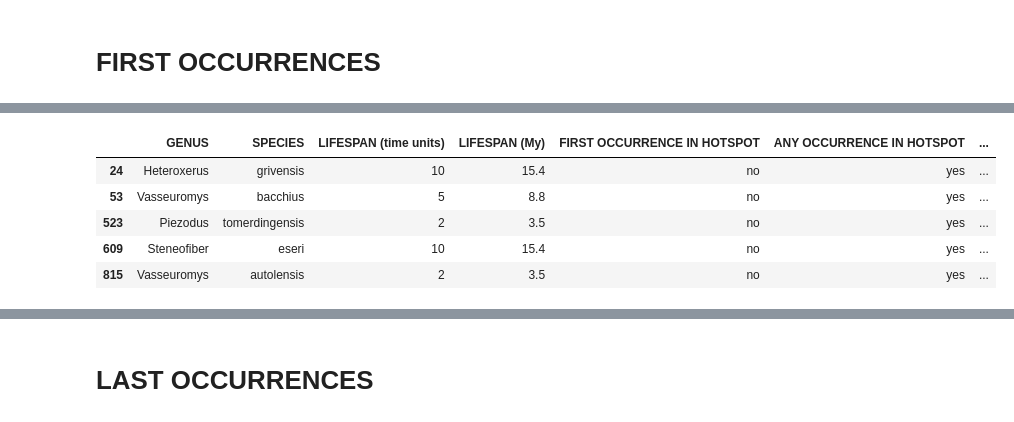
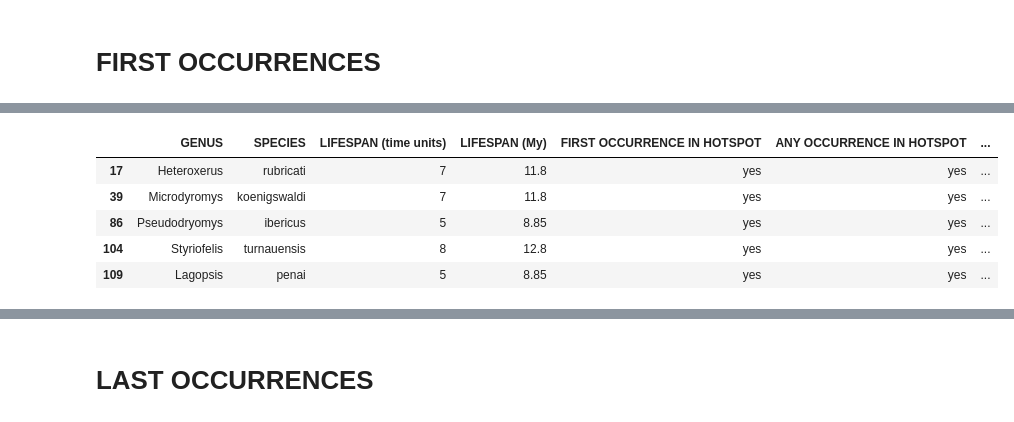
Before and after one commit to jaksticks/NOW_codes, a Jupyter notebook: radius500/notebooks/9b. species_geodesic_areas.ipynb, the cells around one changed output, grey strips where cells are left out. Drawn from its saved outputs; the diff is of its cells as text; code cells hidden in the pictures.

```diff
--- a/radius500/notebooks/9b. species_geodesic_areas.ipynb
+++ b/radius500/notebooks/9b. species_geodesic_areas.ipynb
@@ -37,0 +34,19 @@ len(allowed_species)
+# %%
+# only including species that were "born" in or after MN2 and "died" in or before MQ18 within the study area
+allowed_species_1 = []
+for timeUnit in timeUnits[2:-2]:
+    all_species = speciesFirstOccurrence.loc[speciesFirstOccurrence[timeUnit]==1].index
+    for species in all_species:
+        occurrences = df[(df['ID']==species) & (df['TIMEUNIT']==timeUnit)]
+        if ( occurrences.loc[(occurrences['LAT']>35) & (occurrences['LONG']>-25) \
+                           & (occurrences['LONG']<40)].shape[0] ) > 0:
+            allowed_species_1.append(species)
+
+allowed_species_2 = []
+for timeUnit in timeUnits[2:-2]:
+    all_species = speciesLastOccurrence.loc[speciesLastOccurrence[timeUnit]==1].index
+    for species in all_species:
+        occurrences = df[(df['ID']==species) & (df['TIMEUNIT']==timeUnit)]
+        if ( occurrences.loc[(occurrences['LAT']>35) & (occurrences['LONG']>-25) \
+                           & (occurrences['LONG']<40)].shape[0] ) > 0:
+            allowed_species_2.append(species)
@@ -37,0 +63,4 @@ len(allowed_species)
+# %%
+allowed_species = [x for x in allowed_species_1 if x in allowed_species_2]
+print(len(allowed_species))
+print(sorted(allowed_species)[0:10])
@@ -38,6 +89,6 @@ len(allowed_species)
 # %%
 speciesLifespan = pd.DataFrame(index=allowed_species,columns=['GENUS','SPECIES','LIFESPAN (time units)','LIFESPAN (My)'])
-speciesRange = pd.DataFrame(index=allowed_species,columns=timeUnits[1:19])
+speciesRange = pd.DataFrame(index=allowed_species,columns=timeUnits[2:18])
 
 # count expections
 count_1 = 0
@@ -45,7 +96,7 @@ count_2 = 0
 count_3 = 0
 count_other = 0
 
-tic = time.clock()
+tic = time.process_time()
 for species in speciesLifespan.index:
     timeUnitFirst = timeUnits.index(speciesFirstOccurrence.loc[species].idxmax())
     timeUnitLast = timeUnits.index(speciesLastOccurrence.loc[species].idxmax())
@@ -81,7 +132,7 @@ for species in speciesLifespan.index:
                     count_other += 1
 
 
-toc = time.clock()
+toc = time.process_time()
 print('Time elapsed: ' + str((toc-tic)/60) + ' minutes.')
 print()
 
@@ -182,6 +252,7 @@ display(occurrences)
 # %%
 # ADD INFO FOR EACH SPECIES ON THEIR OCCURRENCES IN HOTSPOTS
-for timeUnit in timeUnits[1:-1]:
+#for timeUnit in timeUnits[1:-1]:
+for timeUnit in timeUnits[2:-2]:
     # determine hotspots and hot spot species
     hotspots = localityFeatures[(localityFeatures['TIMEUNIT']==timeUnit) & \
                                 (localityFeatures['SIGNIFICANCE FIRST']<0.05)]
@@ -199,38 +270,38 @@ for timeUnit in timeUnits[1:-1]:
                 biodiversity_hotspot_species.intersection(first_occurring_species)
 
     # import info to speciesLifespan dataframe
     speciesLifespan.loc[species_with_first_occurrence_in_hotspot,'FIRST OCCURRENCE IN HOTSPOT'] = 'yes'
     speciesLifespan.loc[hotspot_species,'ANY OCCURRENCE IN HOTSPOT'] = 'yes'
 
     speciesLifespan.loc[species_with_first_occurrence_in_biodiversity_hotspot,\
                         'FIRST OCCURRENCE IN BIODIVERSITY HOTSPOT'] = 'yes'
     speciesLifespan.loc[biodiversity_hotspot_species,'ANY OCCURRENCE IN BIODIVERSITY HOTSPOT'] = 'yes'
 
 speciesLifespan.loc[speciesLifespan['FIRST OCCURRENCE IN HOTSPOT'].isnull(), 'FIRST OCCURRENCE IN HOTSPOT'] = 'no'
 speciesLifespan.loc[speciesLifespan['ANY OCCURRENCE IN HOTSPOT'].isnull(), 'ANY OCCURRENCE IN HOTSPOT'] = 'no'
 speciesLifespan.loc[speciesLifespan['FIRST OCCURRENCE IN BIODIVERSITY HOTSPOT'].isnull(), \
                     'FIRST OCCURRENCE IN BIODIVERSITY HOTSPOT'] = 'no'
 speciesLifespan.loc[speciesLifespan['ANY OCCURRENCE IN BIODIVERSITY HOTSPOT'].isnull(), \
                     'ANY OCCURRENCE IN BIODIVERSITY HOTSPOT'] = 'no'
 
 speciesLifespan.loc[(speciesLifespan['FIRST OCCURRENCE IN HOTSPOT']=='no') & \
                     (speciesLifespan['ANY OCCURRENCE IN HOTSPOT']=='yes'), 'OLD OCCURRENCE (ONLY) IN HOTSPOT'] = 'yes'
 speciesLifespan.loc[speciesLifespan['OLD OCCURRENCE (ONLY) IN HOTSPOT'].isnull(), \
                     'OLD OCCURRENCE (ONLY) IN HOTSPOT'] = 'no'
 speciesLifespan.loc[(speciesLifespan['FIRST OCCURRENCE IN BIODIVERSITY HOTSPOT']=='no') & \
                     (speciesLifespan['ANY OCCURRENCE IN BIODIVERSITY HOTSPOT']=='yes'), \
                     'OLD OCCURRENCE (ONLY) IN BIODIVERSITY HOTSPOT'] = 'yes'
 speciesLifespan.loc[speciesLifespan['OLD OCCURRENCE (ONLY) IN BIODIVERSITY HOTSPOT'].isnull(), \
                     'OLD OCCURRENCE (ONLY) IN BIODIVERSITY HOTSPOT'] = 'no'
 
 speciesLifespan.head()
 # %% [output]
 |  | GENUS | SPECIES | LIFESPAN (time units) | LIFESPAN (My) | FIRST OCCURRENCE IN HOTSPOT | ANY OCCURRENCE IN HOTSPOT | ... |
-| 24 | Heteroxerus | grivensis | 10 | 15.4 | no | yes | ... |
-| 53 | Vasseuromys | bacchius | 5 | 8.8 | no | yes | ... |
-| 523 | Piezodus | tomerdingensis | 2 | 3.5 | no | yes | ... |
-| 609 | Steneofiber | eseri | 10 | 15.4 | no | yes | ... |
-| 815 | Vasseuromys | autolensis | 2 | 3.5 | no | yes | ... |
+| 17 | Heteroxerus | rubricati | 7 | 11.8 | yes | yes | ... |
+| 39 | Microdyromys | koenigswaldi | 7 | 11.8 | yes | yes | ... |
+| 86 | Pseudodryomys | ibericus | 5 | 8.85 | yes | yes | ... |
+| 104 | Styriofelis | turnauensis | 8 | 12.8 | yes | yes | ... |
+| 109 | Lagopsis | penai | 5 | 8.85 | yes | yes | ... |
 # %%
 print('speciesRange:')
 print('Average range of species that do not have a first occurrence in a hotspot: ' \
```
Also changed, not shown: parts of 12 cells of this notebook, 14 other files.
